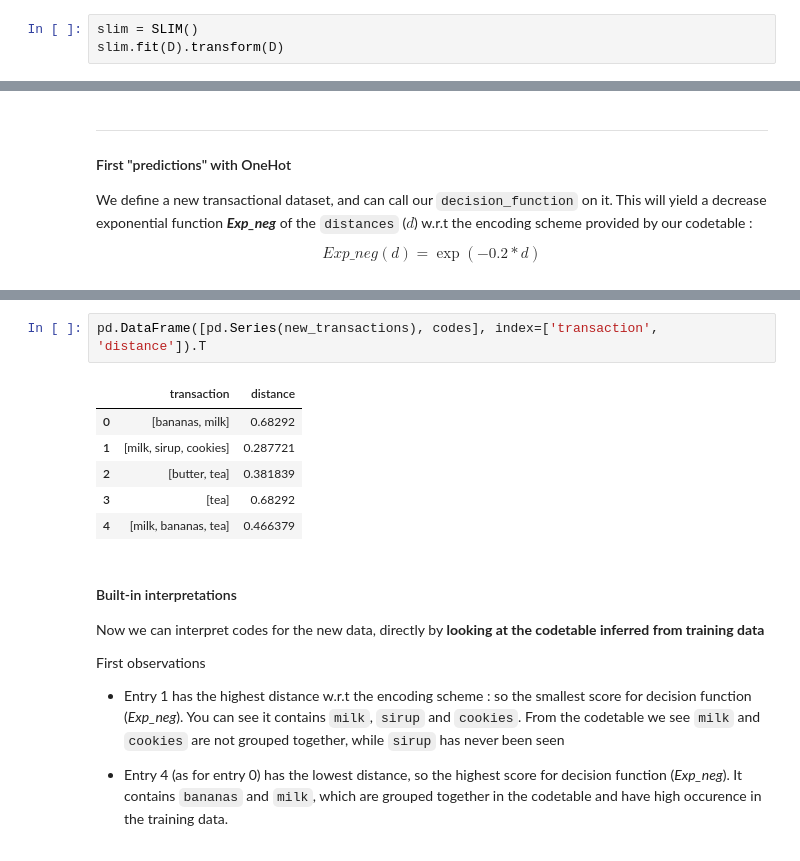
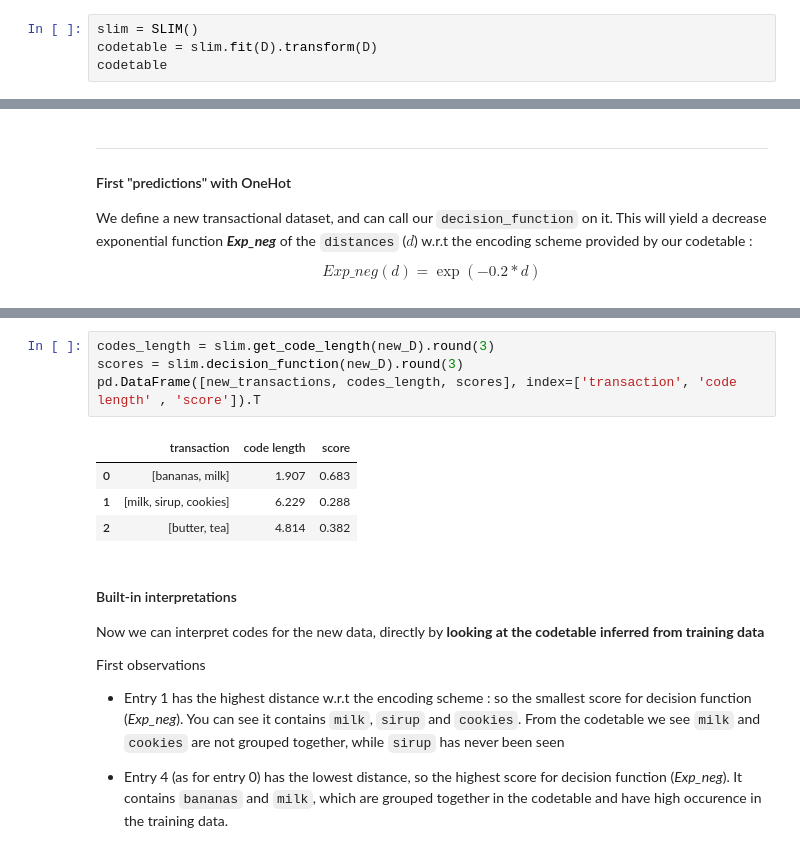
Before and after one commit to scikit-mine/scikit-mine, a Jupyter notebook: docs/tutorials/itemsets/classifier_examples.ipynb, the cells around one changed output, grey strips where cells are left out. Drawn from its saved outputs; the diff is of its cells as text.

```diff
--- a/docs/tutorials/itemsets/classifier_examples.ipynb
+++ b/docs/tutorials/itemsets/classifier_examples.ipynb
@@ -370,7 +334,8 @@ D
 | 4 | 1 | 0 | 0 | 1 | 1 |
 # %%
 slim = SLIM()
-slim.fit(D).transform(D)
+codetable = slim.fit(D).transform(D)
+codetable
 # %% [output]
 |  | itemset | usage |
 | 0 | [bananas, milk] | 3 |
@@ -417,12 +368,12 @@ dtype: float32
-# %%
-pd.DataFrame([pd.Series(new_transactions), codes], index=['transaction', 'distance']).T
-# %% [output]
-|  | transaction | distance |
-| 0 | [bananas, milk] | 0.68292 |
-| 1 | [milk, sirup, cookies] | 0.287721 |
-| 2 | [butter, tea] | 0.381839 |
-| 3 | [tea] | 0.68292 |
-| 4 | [milk, bananas, tea] | 0.466379 |
+# %%
+codes_length = slim.get_code_length(new_D).round(3)
+scores = slim.decision_function(new_D).round(3)
+pd.DataFrame([new_transactions, codes_length, scores], index=['transaction', 'code length' , 'score']).T
+# %% [output]
+|  | transaction | code length | score |
+| 0 | [bananas, milk] | 1.907 | 0.683 |
+| 1 | [milk, sirup, cookies] | 6.229 | 0.288 |
+| 2 | [butter, tea] | 4.814 | 0.382 |
 # %% [markdown]
 #### Built-in interpretations
 Now we can interpret codes for the new data, directly by **looking at the codetable inferred from training data**
```
Also changed, not shown: parts of 31 cells of this notebook, 2 other files.
